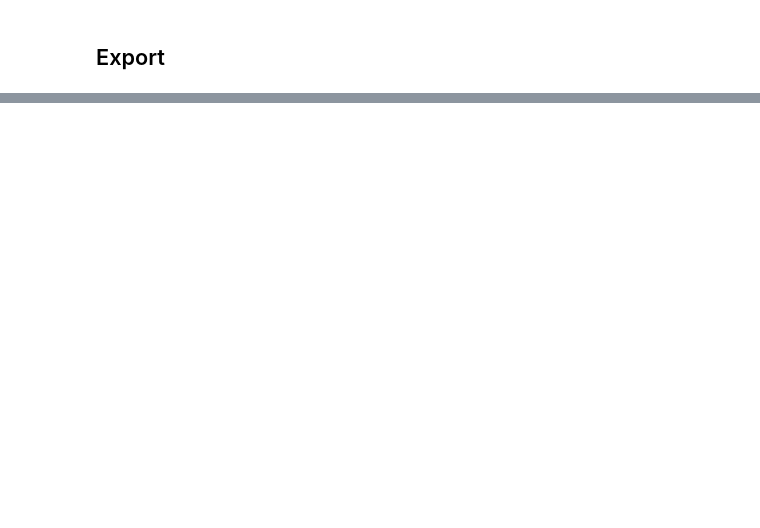
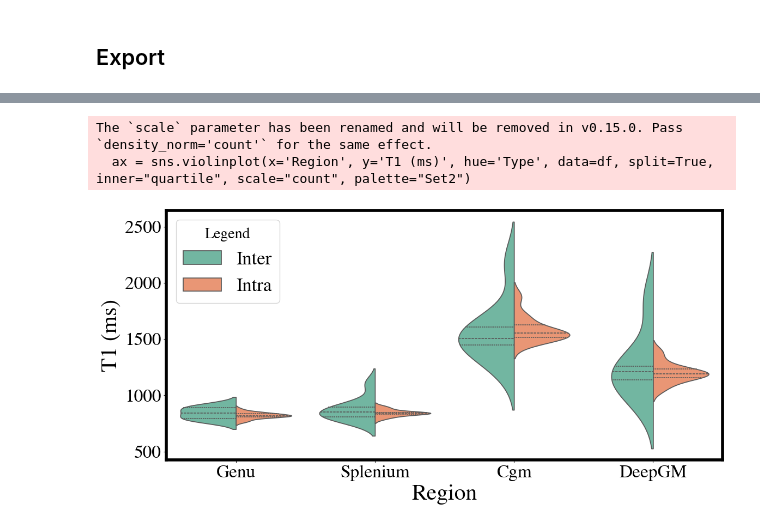
Before and after one commit to rrsg2020/analysis, a Jupyter notebook: 09_human_stats.ipynb, the cells around one changed output, grey strips where cells are left out. Drawn from its saved outputs; the diff is of its cells as text; code cells hidden in the pictures; blank space fills up the shorter version.

Commit message:
Add violin plots

```diff
--- a/09_human_stats.ipynb
+++ b/09_human_stats.ipynb
@@ -144,6 +144,11 @@ stats_table['cortical GM']['inter-submission COV [%]'] = np.divide(np.nanstd(cgm
 stats_table['deep GM']['inter-submission mean T1'] = np.nanmean(deepgm_estimate)
 stats_table['deep GM']['inter-submission T1 STD'] = np.nanstd(deepgm_estimate)
 stats_table['deep GM']['inter-submission COV [%]'] = np.divide(np.nanstd(deepgm_estimate),np.nanmean(deepgm_estimate)) * 100
+# %%
+genu_estimate_inter = genu_estimate
+splenium_estimate_inter = splenium_estimate
+deepgm_estimate_inter = deepgm_estimate
+cgm_estimate_inter = cgm_estimate
 # %% [markdown]
 ## Intra-submision stats
 All unique T1 maps from Site 9 were used for the stats calculations. Site 9 acquired maps on 3 different scanners, 2 different vendors.
@@ -224,6 +214,11 @@ stats_table['cortical GM']['intra-submission COV [%]'] = np.divide(np.nanstd(cgm
 stats_table['deep GM']['intra-submission mean T1'] = np.nanmean(deepgm_estimate)
 stats_table['deep GM']['intra-submission T1 STD'] = np.nanstd(deepgm_estimate)
 stats_table['deep GM']['intra-submission COV [%]'] = np.divide(np.nanstd(deepgm_estimate),np.nanmean(deepgm_estimate)) * 100
+# %%
+genu_estimate_intra = genu_estimate
+splenium_estimate_intra = splenium_estimate
+deepgm_estimate_intra = deepgm_estimate
+cgm_estimate_intra = cgm_estimate
 # %% [markdown]
 ## Display table
 # %%
@@ -253,0 +251,28 @@ PosixPath('/Users/mathieuboudreau/neuropoly/github/analysis/plots/09_human_stats
+# %%
+import seaborn as sns
+import matplotlib.pyplot as plt
+# Combine data into a single DataFrame
+df = pd.DataFrame({
+    'T1 (ms)': np.concatenate([genu_estimate_inter, genu_estimate_intra, splenium_estimate_inter, splenium_estimate_intra, cgm_estimate_inter, cgm_estimate_intra, deepgm_estimate_inter, deepgm_estimate_intra]),
+    'Group': ['Genu'] * len(genu_estimate_inter) + ['Genu'] * len(genu_estimate_intra) + ['Splenium'] * len(splenium_estimate_inter) + ['Splenium'] * len(splenium_estimate_intra) + ['Cgm'] * len(cgm_estimate_inter) + ['Cgm'] * len(cgm_estimate_intra) + ['DeepGM'] * len(deepgm_estimate_inter) + ['DeepGM'] * len(deepgm_estimate_intra),
+    'Type': ['Inter'] * len(genu_estimate_inter) + ['Intra'] * len(genu_estimate_intra) + ['Inter'] * len(splenium_estimate_inter) + ['Intra'] * len(splenium_estimate_intra) + ['Inter'] * len(cgm_estimate_inter) + ['Intra'] * len(cgm_estimate_intra) + ['Inter'] * len(deepgm_estimate_inter) + ['Intra'] * len(deepgm_estimate_intra),
+    'Region': ['Genu'] * len(genu_estimate_inter) + ['Genu'] * len(genu_estimate_intra) + ['Splenium'] * len(splenium_estimate_inter) + ['Splenium'] * len(splenium_estimate_intra) + ['Cgm'] * len(cgm_estimate_inter) + ['Cgm'] * len(cgm_estimate_intra) + ['DeepGM'] * len(deepgm_estimate_inter) + ['DeepGM'] * len(deepgm_estimate_intra),
+})
+
+# Set the color palette
+sns.set_palette("husl")
+
+# Create a violin plot using seaborn
+plt.figure(figsize=(12, 6))
+ax = sns.violinplot(x='Region', y='T1 (ms)', hue='Type', data=df, split=True, inner="quartile", scale="count", palette="Set2")
+
+
+# Make the legend larger
+ax.legend(loc='upper left', title="Legend", prop={'size':25})
+
+# Show the plot
+plt.show()
+# %% [output]
+The `scale` parameter has been renamed and will be removed in v0.15.0. Pass `density_norm='count'` for the same effect.
+  ax = sns.violinplot(x='Region', y='T1 (ms)', hue='Type', data=df, split=True, inner="quartile", scale="count", palette="Set2")
+[figure, added]
```
Also changed, not shown: parts of 4 cells of this notebook, 4 other files.
